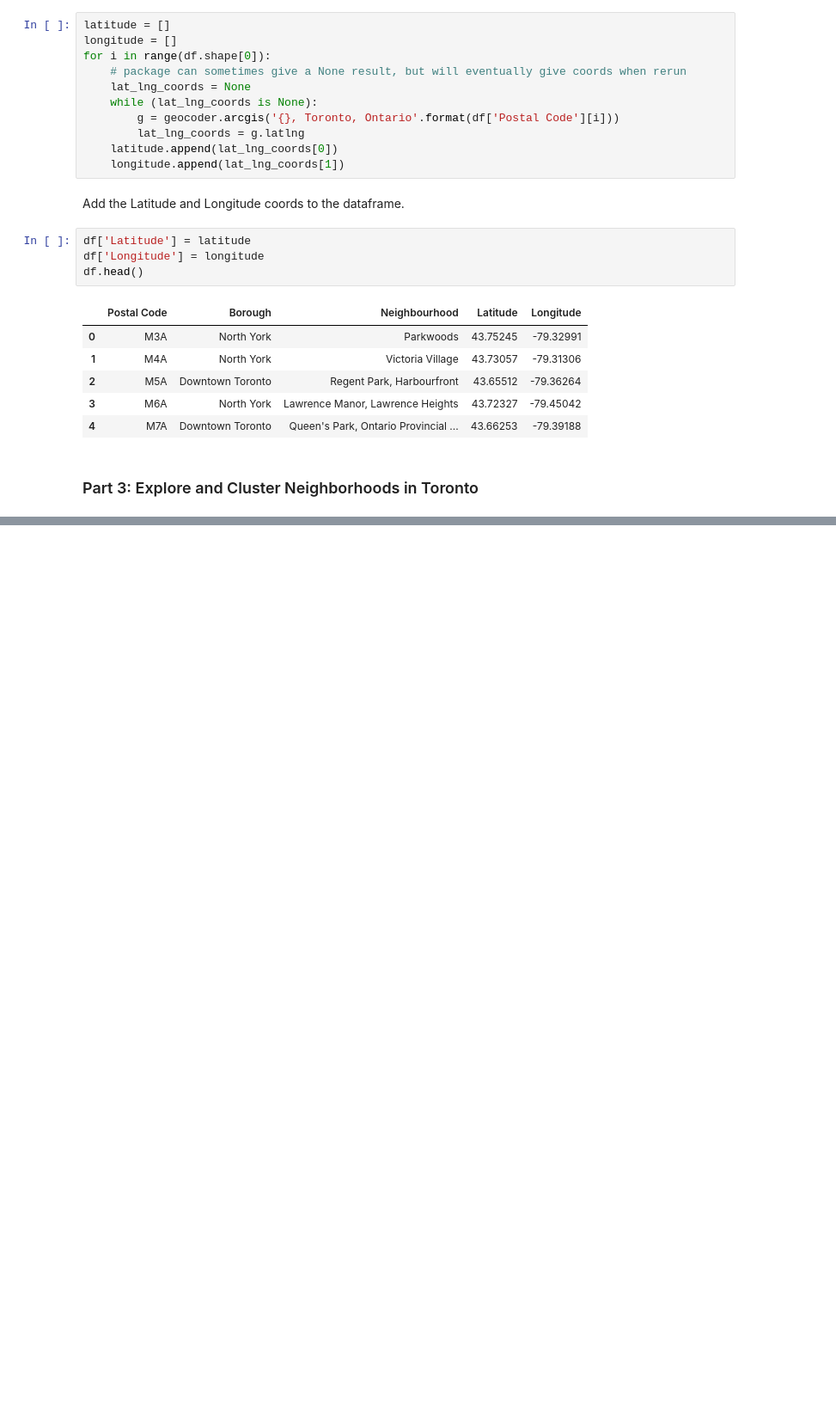
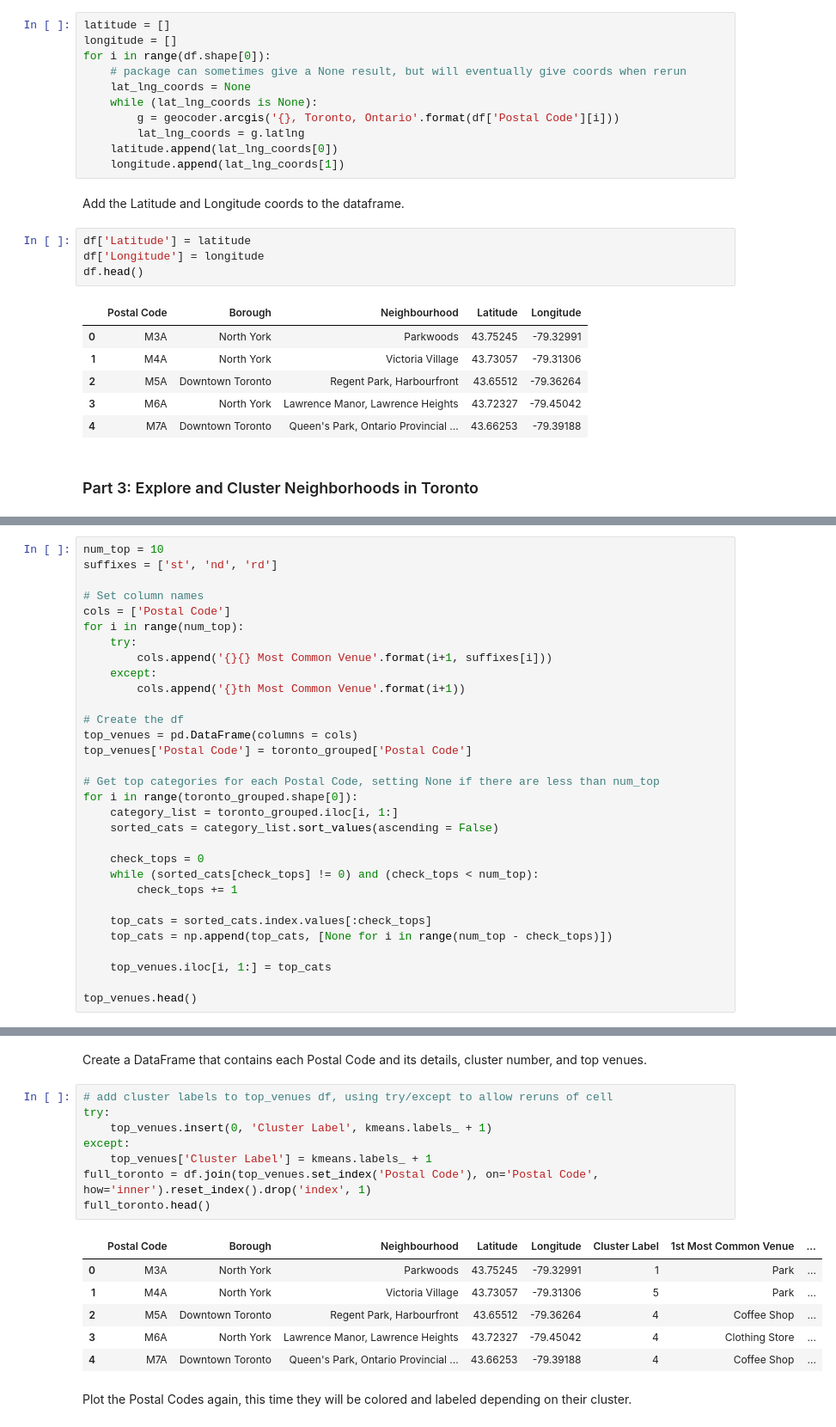
Before and after one commit to mingusknoxwhite/Coursera_Capstone, a Jupyter notebook: scripts/TorontoNeighborhoods.ipynb, the cells around one changed output, grey strips where cells are left out. Shown: that part at 86% size. Drawn from its saved outputs; the diff is of its cells as text; blank space fills up the shorter version.

```diff
--- a/scripts/TorontoNeighborhoods.ipynb
+++ b/scripts/TorontoNeighborhoods.ipynb
@@ -97,0 +265,31 @@ df.head()
+# %%
+num_top = 10
+suffixes = ['st', 'nd', 'rd']
+
+# Set column names
+cols = ['Postal Code']
+for i in range(num_top):
+    try:
+        cols.append('{}{} Most Common Venue'.format(i+1, suffixes[i]))
+    except:
+        cols.append('{}th Most Common Venue'.format(i+1))
+
+# Create the df
+top_venues = pd.DataFrame(columns = cols)
+top_venues['Postal Code'] = toronto_grouped['Postal Code']
+
+# Get top categories for each Postal Code, setting None if there are less than num_top
+for i in range(toronto_grouped.shape[0]):
+    category_list = toronto_grouped.iloc[i, 1:]
+    sorted_cats = category_list.sort_values(ascending = False)
+
+    check_tops = 0
+    while (sorted_cats[check_tops] != 0) and (check_tops < num_top):
+        check_tops += 1
+
+    top_cats = sorted_cats.index.values[:check_tops]
+    top_cats = np.append(top_cats, [None for i in range(num_top - check_tops)])
+
+    top_venues.iloc[i, 1:] = top_cats
+
+top_venues.head()
@@ -97,0 +317,19 @@ df.head()
+# %% [markdown]
+Create a DataFrame that contains each Postal Code and its details, cluster number, and top venues.
+# %%
+# add cluster labels to top_venues df, using try/except to allow reruns of cell
+try:
+    top_venues.insert(0, 'Cluster Label', kmeans.labels_ + 1)
+except:
+    top_venues['Cluster Label'] = kmeans.labels_ + 1
+full_toronto = df.join(top_venues.set_index('Postal Code'), on='Postal Code', how='inner').reset_index().drop('index', 1)
+full_toronto.head()
+# %% [output]
+|  | Postal Code | Borough | Neighbourhood | Latitude | Longitude | Cluster Label | 1st Most Common Venue | ... |
+| 0 | M3A | North York | Parkwoods | 43.75245 | -79.32991 | 1 | Park | ... |
+| 1 | M4A | North York | Victoria Village | 43.73057 | -79.31306 | 5 | Park | ... |
+| 2 | M5A | Downtown Toronto | Regent Park, Harbourfront | 43.65512 | -79.36264 | 4 | Coffee Shop | ... |
+| 3 | M6A | North York | Lawrence Manor, Lawrence Heights | 43.72327 | -79.45042 | 4 | Clothing Store | ... |
+| 4 | M7A | Downtown Toronto | Queen's Park, Ontario Provincial ... | 43.66253 | -79.39188 | 4 | Coffee Shop | ... |
+# %% [markdown]
+Plot the Postal Codes again, this time they will be colored and labeled depending on their cluster.
```
Also changed, not shown: parts of 45 cells of this notebook.
